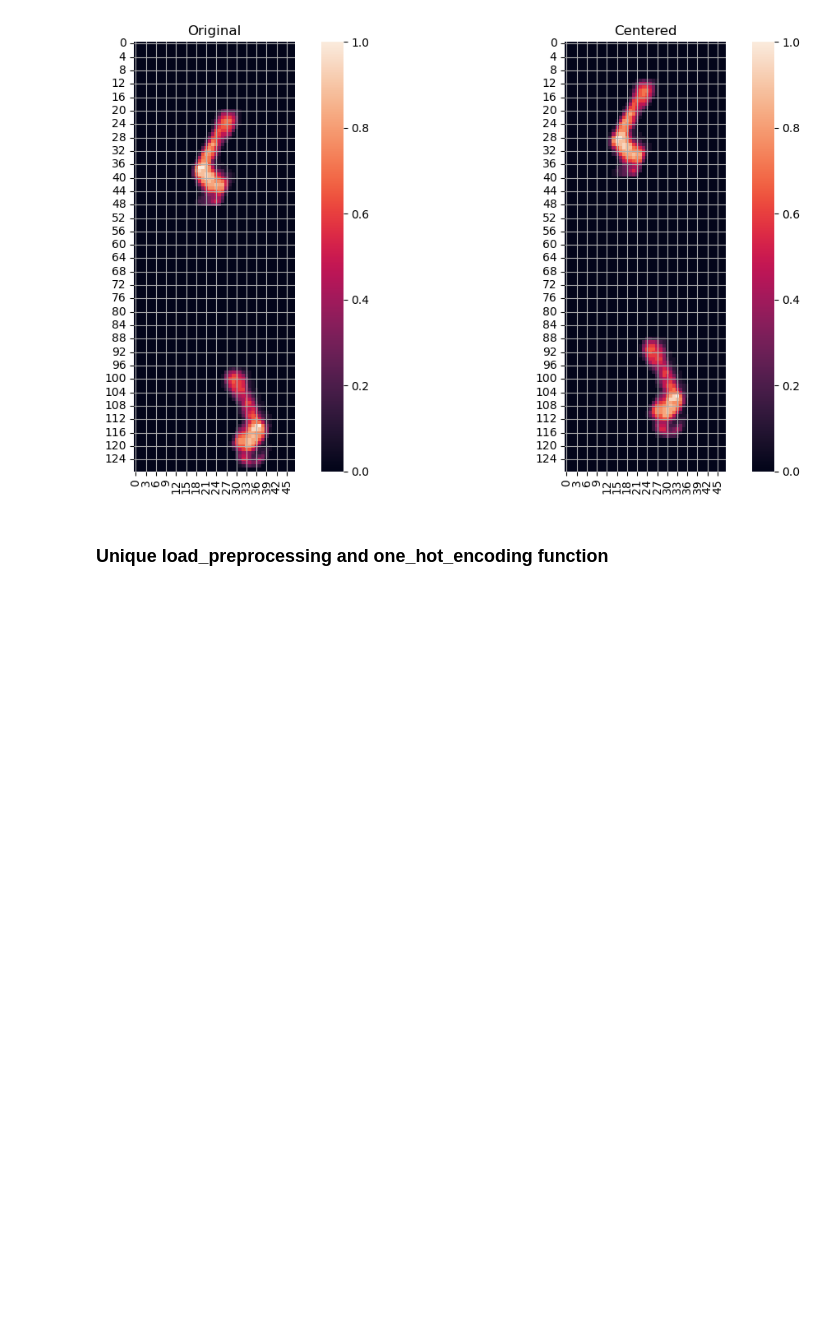
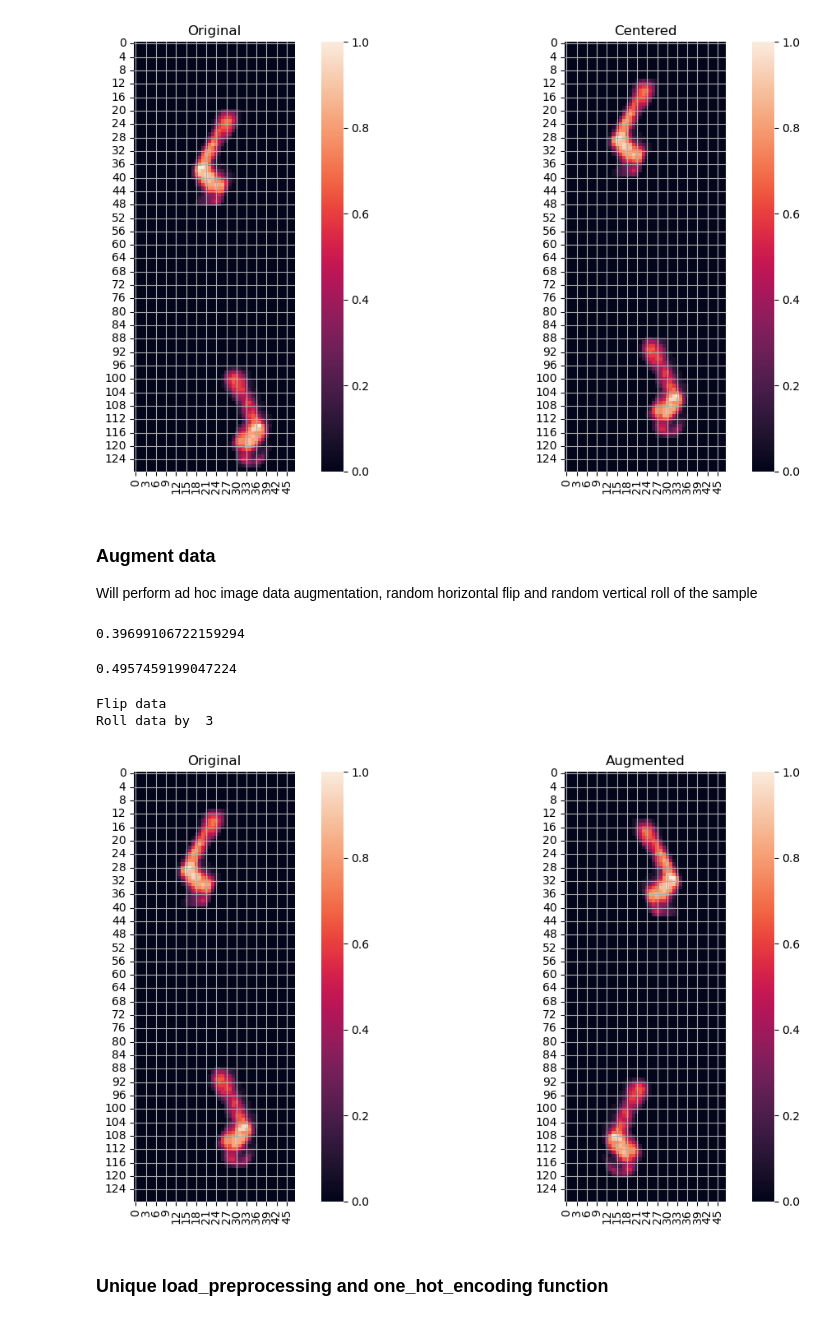
Before and after one commit to lorebarbiero/RNN-Gait-recognition, a Jupyter notebook: GAIT_RECOGNITION.ipynb, the cells around one changed output. Drawn from its saved outputs; the diff is of its cells as text; code cells hidden in the pictures; blank space fills up the shorter version.

```diff
--- a/GAIT_RECOGNITION.ipynb
+++ b/GAIT_RECOGNITION.ipynb
@@ -504,6 +505,54 @@ for i in [253]:
   plt.show()
 # %% [output]
 [figure]
+# %% [markdown]
+### Augment data
+Will perform ad hoc image data augmentation, random horizontal flip and random vertical roll of the sample
+# %%
+a=npr.random()
+a
+# %% [output]
+0.39699106722159294
+# %%
+npr.random()
+# %% [output]
+0.4957459199047224
+# %%
+def augment_data(data, flip_rate, roll_rate, max_roll):
+    a = npr.random()
+    b = npr.random()
+
+    if a < flip_rate:
+        print("Flip data")
+        data = np.flip(data, axis=1)
+
+    if b < roll_rate:
+        shift = int((npr.random()*2-1)*max_roll)
+        print("Roll data by ", shift)
+        data = np.roll(data, int(shift), axis=0)
+
+    return data
+# %%
+test = augment_data(cen_ps_data_norm, 1, 1, 13)
+
+fig, axes = plt.subplots(1, 2, figsize=(12, 6))
+
+# Plot the first heatmap
+sns.heatmap(cen_ps_data_norm, square=True, ax=axes[0])
+axes[0].set_title('Original')
+
+# Plot the second heatmap
+sns.heatmap(test, square=True,ax=axes[1])
+axes[1].set_title('Augmented')
+
+# Adjust layout
+plt.tight_layout()
+# Show the plot
+plt.show()
+# %% [output]
+Flip data
+Roll data by  3
+[figure, added]
 # %% [markdown]
 ### Unique load_preprocessing and one_hot_encoding function
 # %%
```
Also changed, not shown: parts of 19 cells of this notebook, 4 other files.
